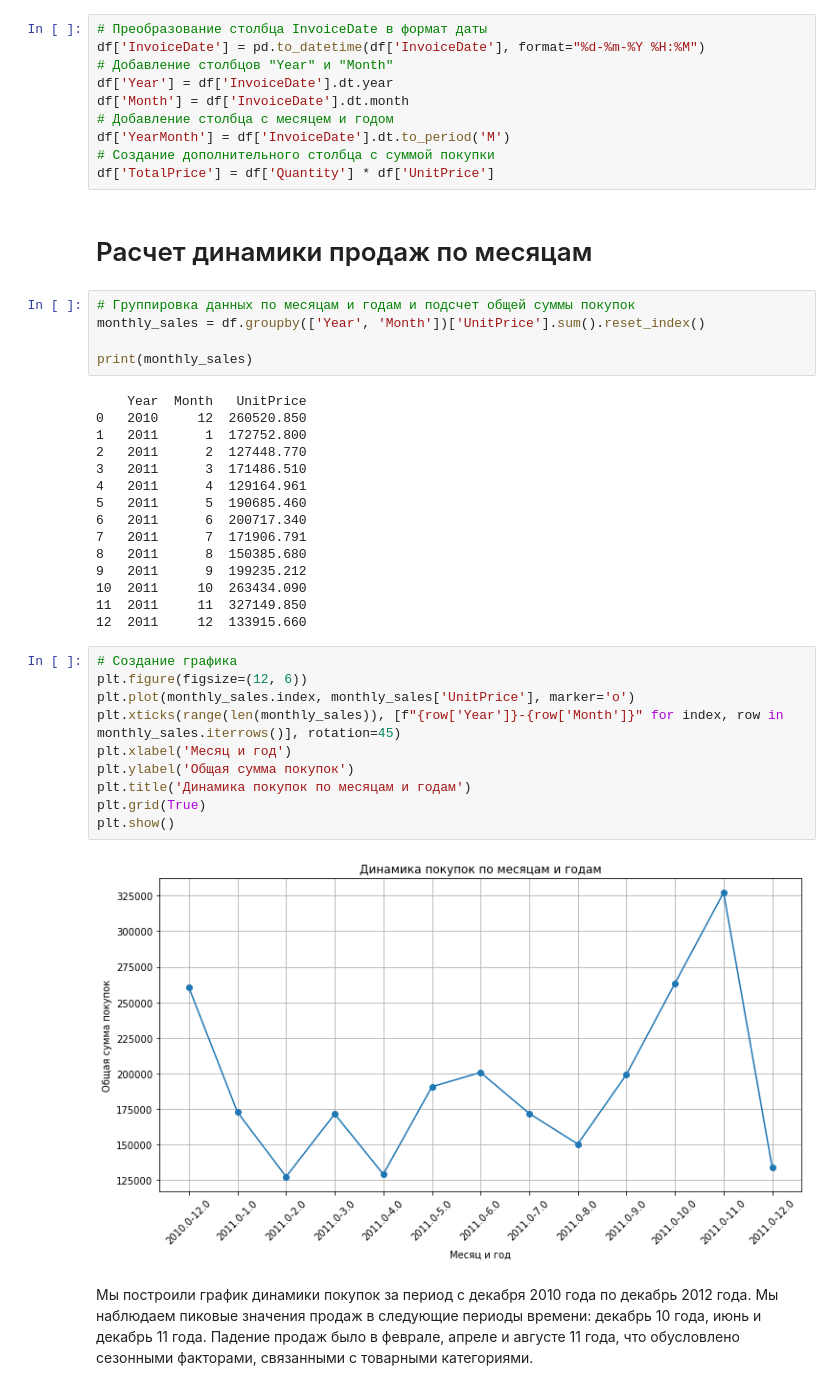
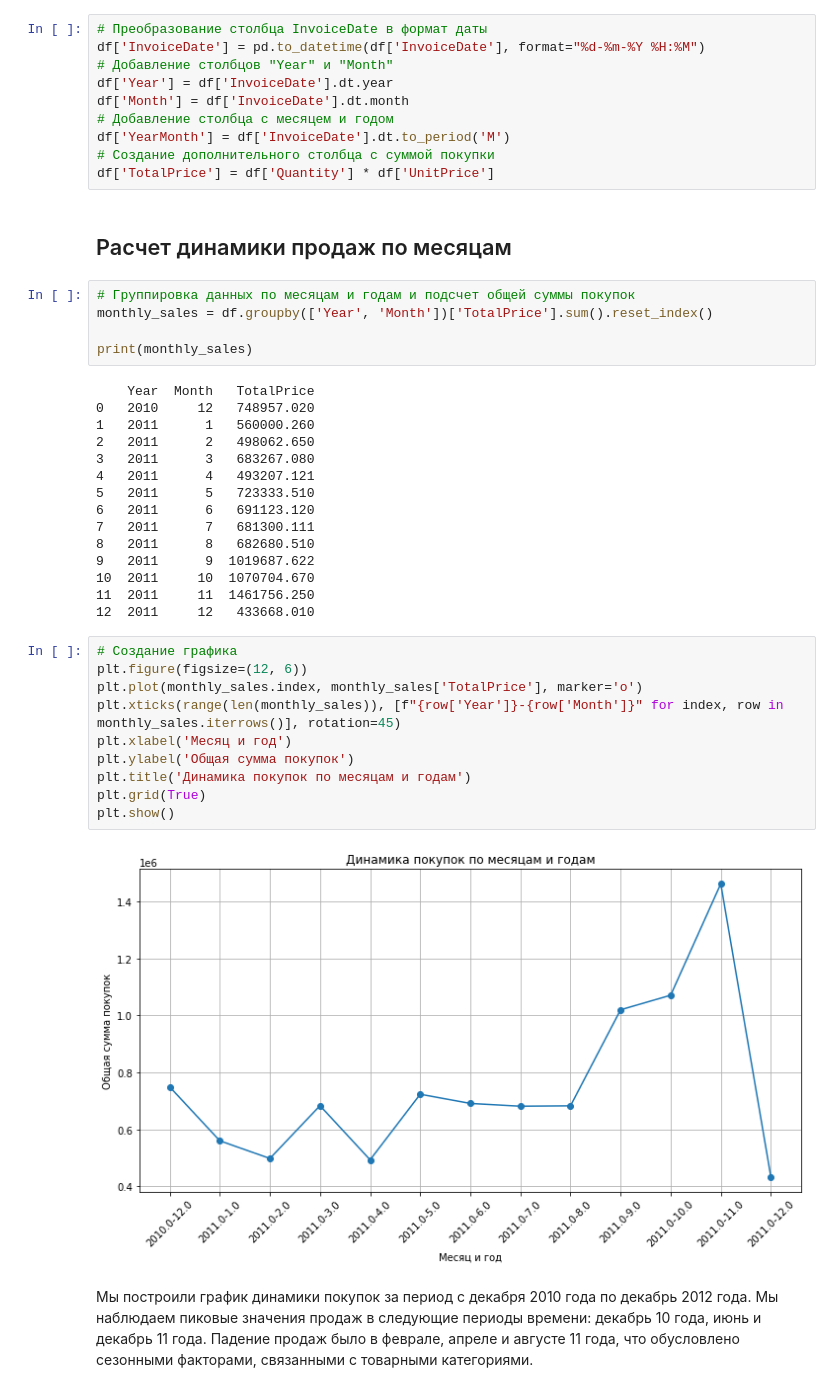
Before and after one commit to Sevbman/Diplom, a Jupyter notebook: Diplom_main.ipynb, the cells around one changed output. Drawn from its saved outputs; the diff is of its cells as text.

```diff
--- a/Diplom_main.ipynb
+++ b/Diplom_main.ipynb
@@ -22,39 +45,39 @@ df['YearMonth'] = df['InvoiceDate'].dt.to_period('M')
 # Создание дополнительного столбца с суммой покупки
 df['TotalPrice'] = df['Quantity'] * df['UnitPrice']
 # %% [markdown]
-# Расчет динамики продаж по месяцам
+## Расчет динамики продаж по месяцам
 # %%
 # Группировка данных по месяцам и годам и подсчет общей суммы покупок
-monthly_sales = df.groupby(['Year', 'Month'])['UnitPrice'].sum().reset_index()
+monthly_sales = df.groupby(['Year', 'Month'])['TotalPrice'].sum().reset_index()
 
 print(monthly_sales)
 # %% [output]
-    Year  Month   UnitPrice
-0   2010     12  260520.850
-1   2011      1  172752.800
-2   2011      2  127448.770
-3   2011      3  171486.510
-4   2011      4  129164.961
-5   2011      5  190685.460
-6   2011      6  200717.340
-7   2011      7  171906.791
-8   2011      8  150385.680
-9   2011      9  199235.212
-10  2011     10  263434.090
-11  2011     11  327149.850
-12  2011     12  133915.660
+    Year  Month   TotalPrice
+0   2010     12   748957.020
+1   2011      1   560000.260
+2   2011      2   498062.650
+3   2011      3   683267.080
+4   2011      4   493207.121
+5   2011      5   723333.510
+6   2011      6   691123.120
+7   2011      7   681300.111
+8   2011      8   682680.510
+9   2011      9  1019687.622
+10  2011     10  1070704.670
+11  2011     11  1461756.250
+12  2011     12   433668.010
 # %%
 # Создание графика
 plt.figure(figsize=(12, 6))
-plt.plot(monthly_sales.index, monthly_sales['UnitPrice'], marker='o')
+plt.plot(monthly_sales.index, monthly_sales['TotalPrice'], marker='o')
 plt.xticks(range(len(monthly_sales)), [f"{row['Year']}-{row['Month']}" for index, row in monthly_sales.iterrows()], rotation=45)
 plt.xlabel('Месяц и год')
 plt.ylabel('Общая сумма покупок')
 plt.title('Динамика покупок по месяцам и годам')
 plt.grid(True)
 plt.show()
 # %% [output]
-[figure, old version]
+[figure, new version]
 # %% [markdown]
 Мы построили график динамики покупок за период с декабря 2010 года по декабрь 2012 года. Мы наблюдаем пиковые значения продаж в следующие периоды времени: декабрь 10 года, июнь и декабрь 11 года. Падение продаж было в феврале, апреле и августе 11 года, что обусловлено сезонными факторами, связанными с товарными категориями.
 # %% [markdown]
```
Also changed, not shown: parts of 27 cells of this notebook.
